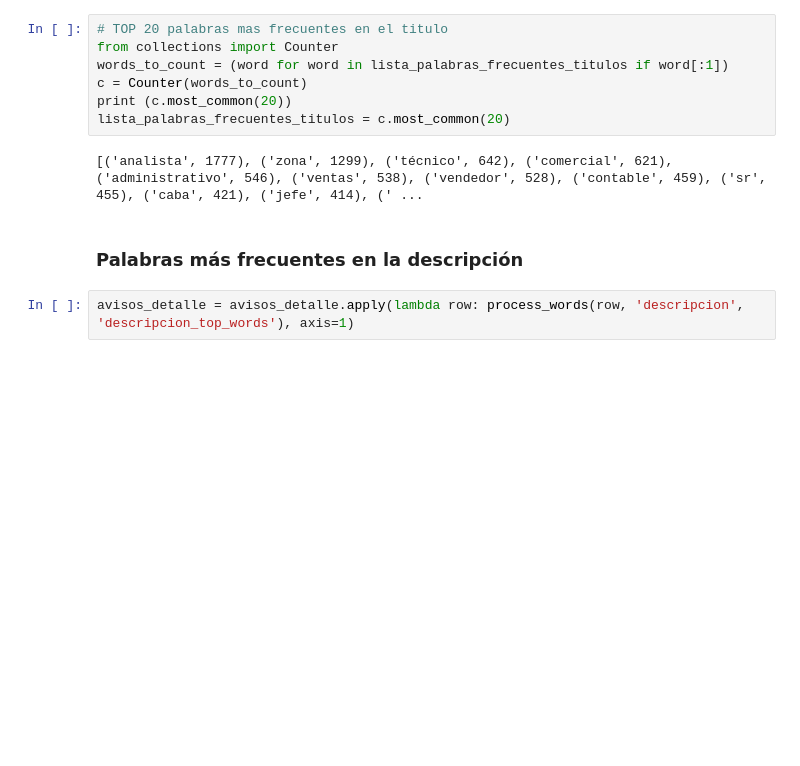
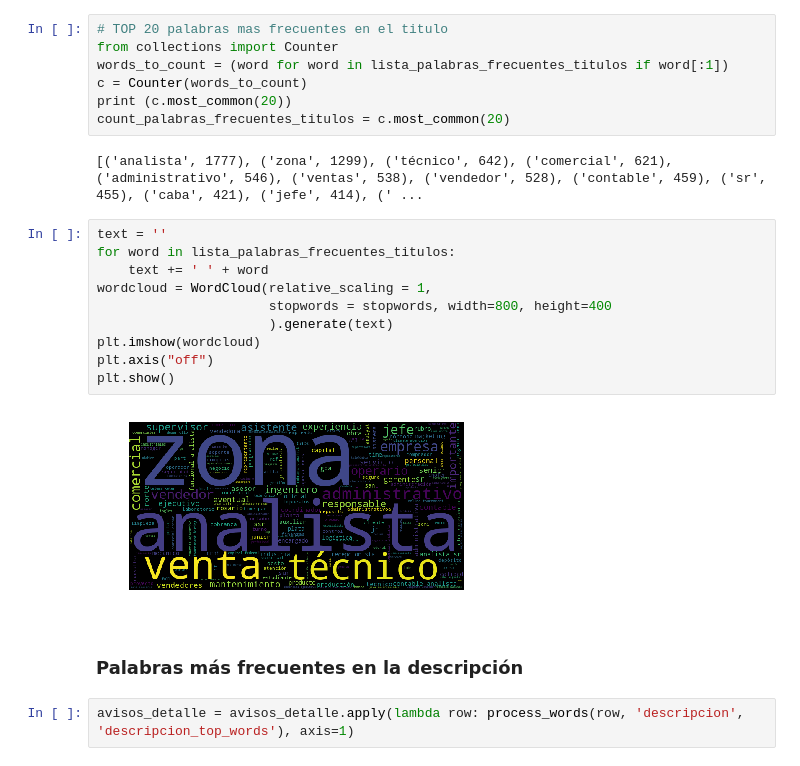
Before and after one commit to tbotalla/Datos1Q2018, a Jupyter notebook: parte1/AnalisisDetalleAvisos.ipynb, the cells around one changed output. Cells and saved outputs as stored; diff of their text form; blank space fills up the shorter version.

Commit message:
Se agrega visu de word cloud

```diff
--- a/parte1/AnalisisDetalleAvisos.ipynb
+++ b/parte1/AnalisisDetalleAvisos.ipynb
@@ -472,11 +463,23 @@ from collections import Counter
 words_to_count = (word for word in lista_palabras_frecuentes_titulos if word[:1])
 c = Counter(words_to_count)
 print (c.most_common(20))
-lista_palabras_frecuentes_titulos = c.most_common(20)
+count_palabras_frecuentes_titulos = c.most_common(20)
 # %% [output]
 [('analista', 1777), ('zona', 1299), ('técnico', 642), ('comercial', 621), ('administrativo', 546), ('ventas', 538), ('vendedor', 528), ('contable', 459), ('sr', 455), ('caba', 421), ('jefe', 414), (' ...
+# %%
+text = ''
+for word in lista_palabras_frecuentes_titulos:
+    text += ' ' + word
+wordcloud = WordCloud(relative_scaling = 1,
+                      stopwords = stopwords, width=800, height=400
+                      ).generate(text)
+plt.imshow(wordcloud)
+plt.axis("off")
+plt.show()
+# %% [output]
+[figure, added]
 # %% [markdown]
-### Palabras más frecuentes en la descripción
+### **Palabras más frecuentes en la descripción**
 # %%
 avisos_detalle = avisos_detalle.apply(lambda row: process_words(row, 'descripcion', 'descripcion_top_words'), axis=1)
 # %%
```
Also changed, not shown: parts of 25 cells of this notebook.
